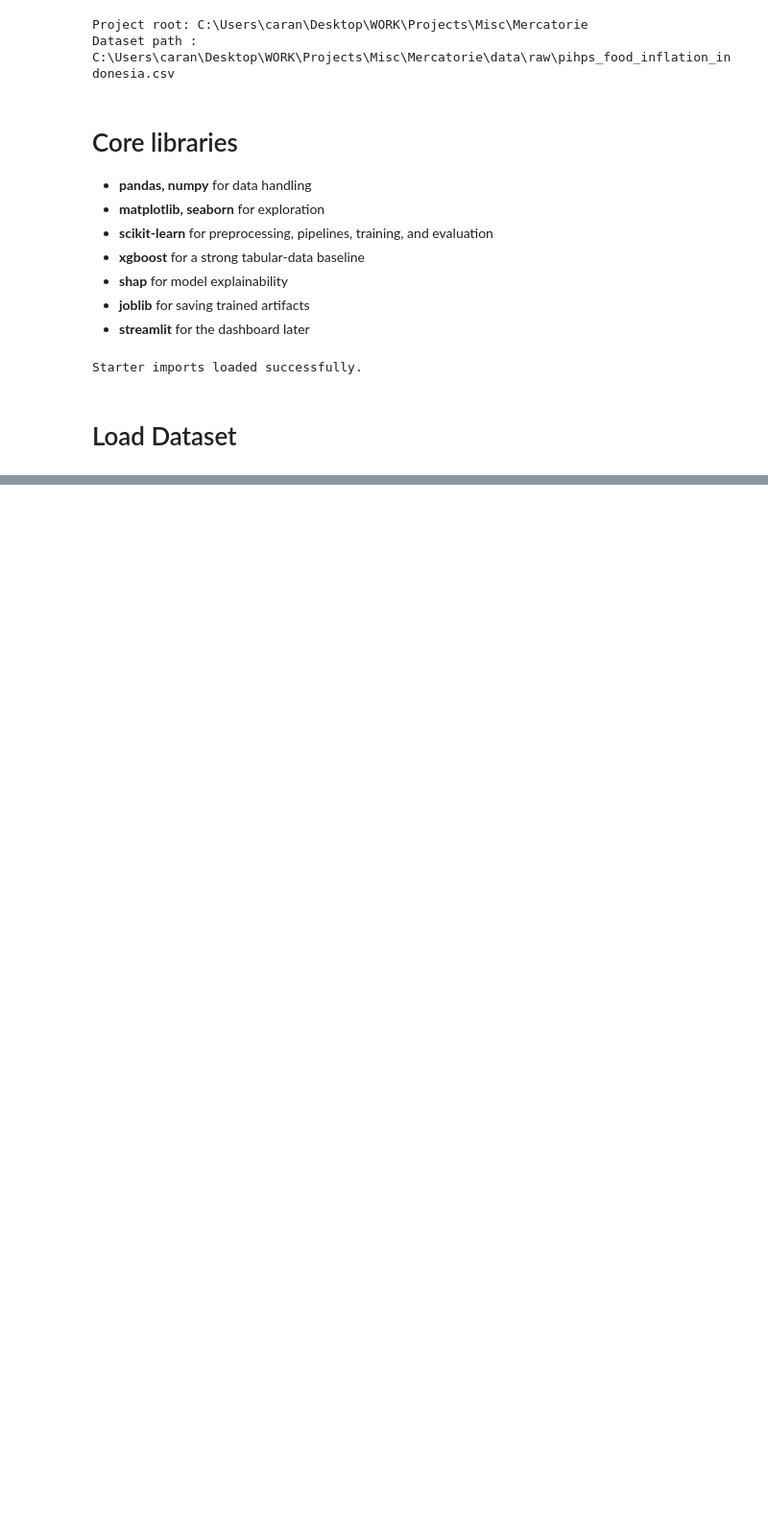
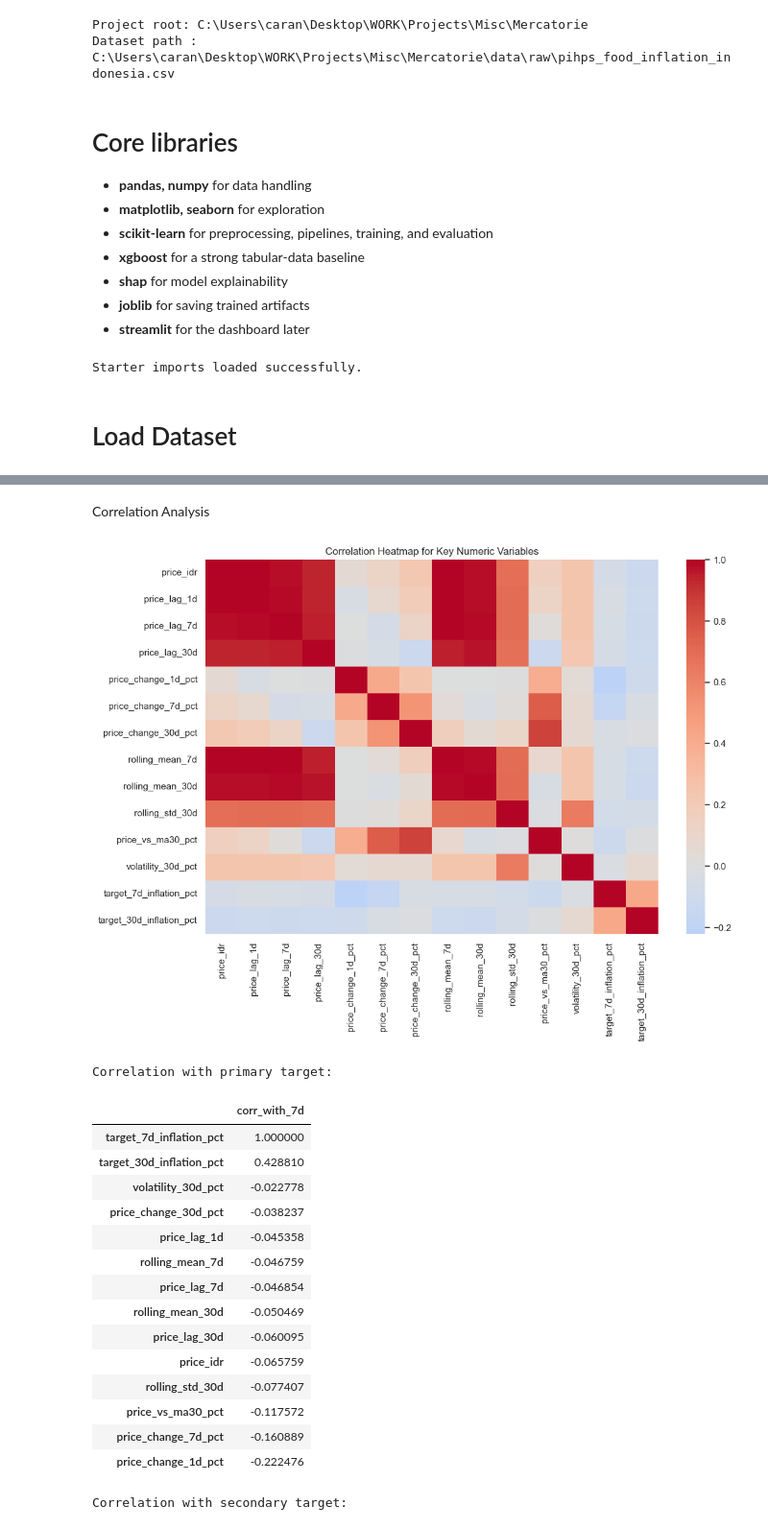
Before and after one commit to Cara-Notte/Mercatorie, a Jupyter notebook: notebooks/ml_notebook.ipynb, the cells around one changed output, grey strips where cells are left out. Shown at 96% size. Cells and saved outputs as stored; diff of their text form; code cells hidden in the pictures; blank space fills up the shorter version.

```diff
--- a/notebooks/ml_notebook.ipynb
+++ b/notebooks/ml_notebook.ipynb
@@ -161,0 +271,54 @@ PSecondary target selected for modeling: target_30d_inflation_pct
+# %% [markdown]
+Correlation Analysis
+# %%
+corr_cols = [
+    "price_idr",
+    "price_lag_1d",
+    "price_lag_7d",
+    "price_lag_30d",
+    "price_change_1d_pct",
+    "price_change_7d_pct",
+    "price_change_30d_pct",
+    "rolling_mean_7d",
+    "rolling_mean_30d",
+    "rolling_std_30d",
+    "price_vs_ma30_pct",
+    "volatility_30d_pct",
+    primary_target,
+    secondary_target
+]
+
+corr_matrix = df[corr_cols].corr()
+
+plt.figure(figsize=(12, 8))
+sns.heatmap(corr_matrix, cmap="coolwarm", center=0)
+plt.title("Correlation Heatmap for Key Numeric Variables")
+plt.show()
+
+corr_to_primary = corr_matrix[primary_target].sort_values(ascending=False)
+corr_to_secondary = corr_matrix[secondary_target].sort_values(ascending=False)
+
+print("Correlation with primary target:")
+display(corr_to_primary.to_frame("corr_with_7d"))
+
+print("Correlation with secondary target:")
+display(corr_to_secondary.to_frame("corr_with_30d"))
+# %% [output]
+[figure, added]
+Correlation with primary target:
+|  | corr_with_7d |
+| target_7d_inflation_pct | 1.000000 |
+| target_30d_inflation_pct | 0.428810 |
+| volatility_30d_pct | -0.022778 |
+| price_change_30d_pct | -0.038237 |
+| price_lag_1d | -0.045358 |
+| rolling_mean_7d | -0.046759 |
+| price_lag_7d | -0.046854 |
+| rolling_mean_30d | -0.050469 |
+| price_lag_30d | -0.060095 |
+| price_idr | -0.065759 |
+| rolling_std_30d | -0.077407 |
+| price_vs_ma30_pct | -0.117572 |
+| price_change_7d_pct | -0.160889 |
+| price_change_1d_pct | -0.222476 |
+Correlation with secondary target:
```
Also changed, not shown: parts of 21 cells of this notebook.
